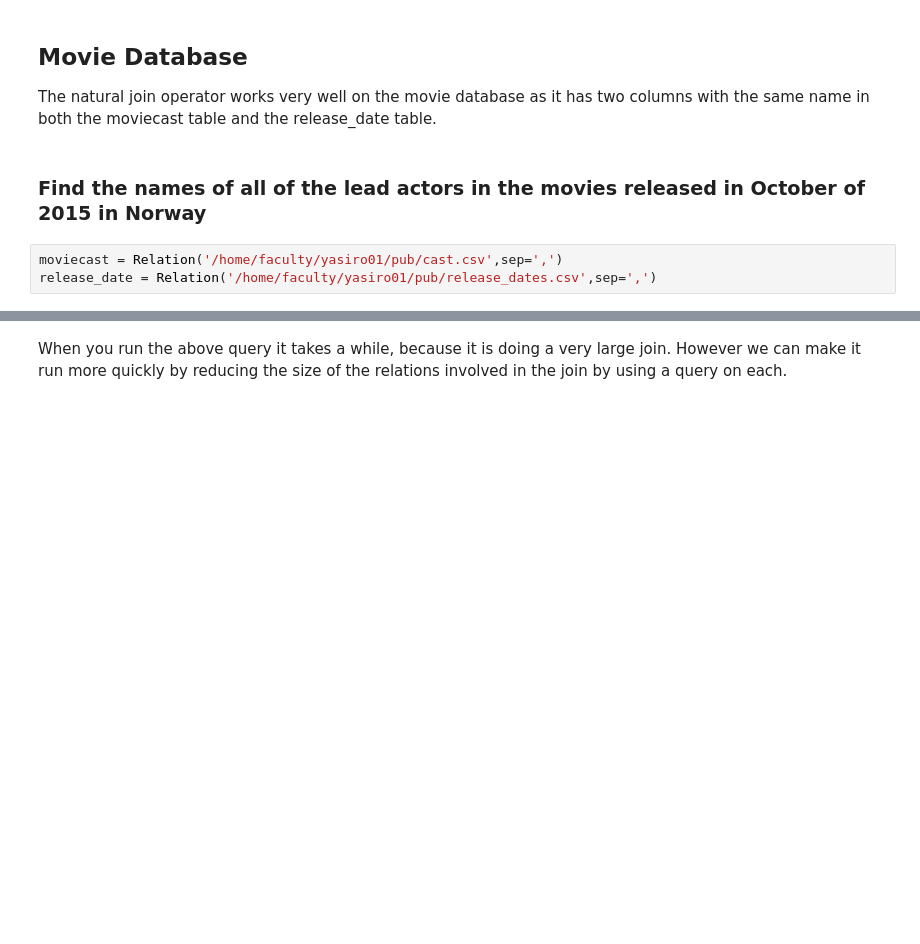
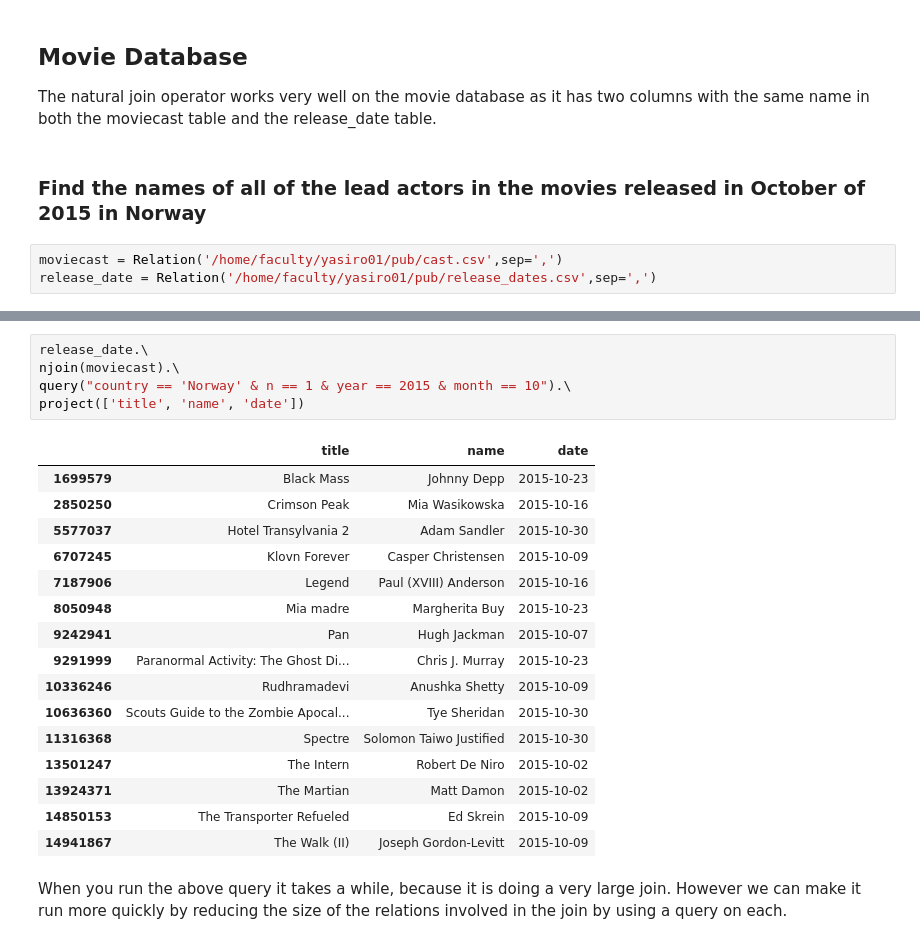
Before and after one commit to LutherCS/dmq-class-pub, a Jupyter notebook: JoiningTables.ipynb, the cells around one changed output, grey strips where cells are left out. Drawn from its saved outputs; the diff is of its cells as text; blank space fills up the shorter version.

Commit message:
Update class work on joining tables

```diff
--- a/JoiningTables.ipynb
+++ b/JoiningTables.ipynb
@@ -285,2 +301,24 @@ moviecast.head()
+# %%
+release_date.\
+njoin(moviecast).\
+query("country == 'Norway' & n == 1 & year == 2015 & month == 10").\
+project(['title', 'name', 'date'])
+# %% [output]
+|  | title | name | date |
+| 1699579 | Black Mass | Johnny Depp | 2015-10-23 |
+| 2850250 | Crimson Peak | Mia Wasikowska | 2015-10-16 |
+| 5577037 | Hotel Transylvania 2 | Adam Sandler | 2015-10-30 |
+| 6707245 | Klovn Forever | Casper Christensen | 2015-10-09 |
+| 7187906 | Legend | Paul (XVIII) Anderson | 2015-10-16 |
+| 8050948 | Mia madre | Margherita Buy | 2015-10-23 |
+| 9242941 | Pan | Hugh Jackman | 2015-10-07 |
+| 9291999 | Paranormal Activity: The Ghost Di... | Chris J. Murray | 2015-10-23 |
+| 10336246 | Rudhramadevi | Anushka Shetty | 2015-10-09 |
+| 10636360 | Scouts Guide to the Zombie Apocal... | Tye Sheridan | 2015-10-30 |
+| 11316368 | Spectre | Solomon Taiwo Justified | 2015-10-30 |
+| 13501247 | The Intern | Robert De Niro | 2015-10-02 |
+| 13924371 | The Martian | Matt Damon | 2015-10-02 |
+| 14850153 | The Transporter Refueled | Ed Skrein | 2015-10-09 |
+| 14941867 | The Walk (II) | Joseph Gordon-Levitt | 2015-10-09 |
 # %% [markdown]
 When you run the above query it takes a while, because it is doing a very large join. However we can make it run more quickly by reducing the size of the relations involved in the join by using a query on each.
```
Also changed, not shown: parts of 6 cells of this notebook.
